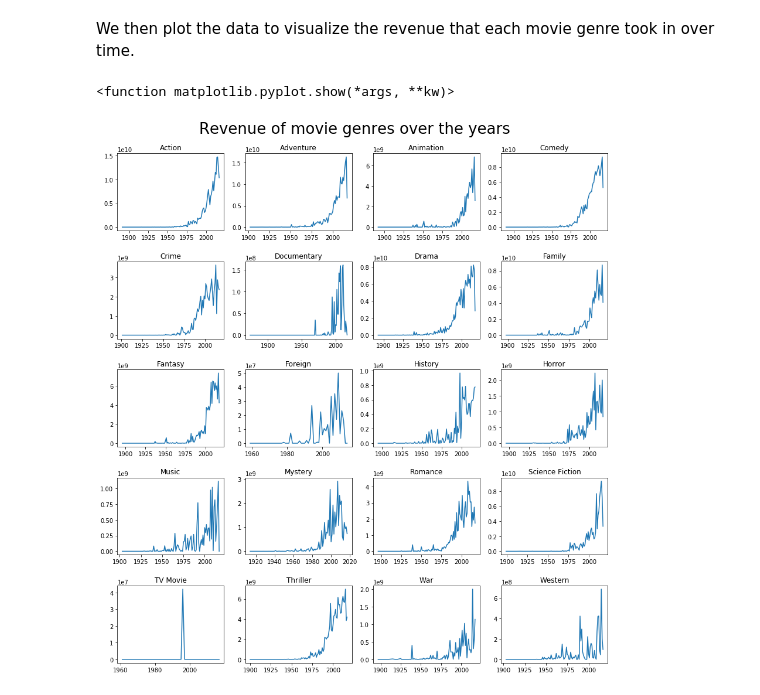
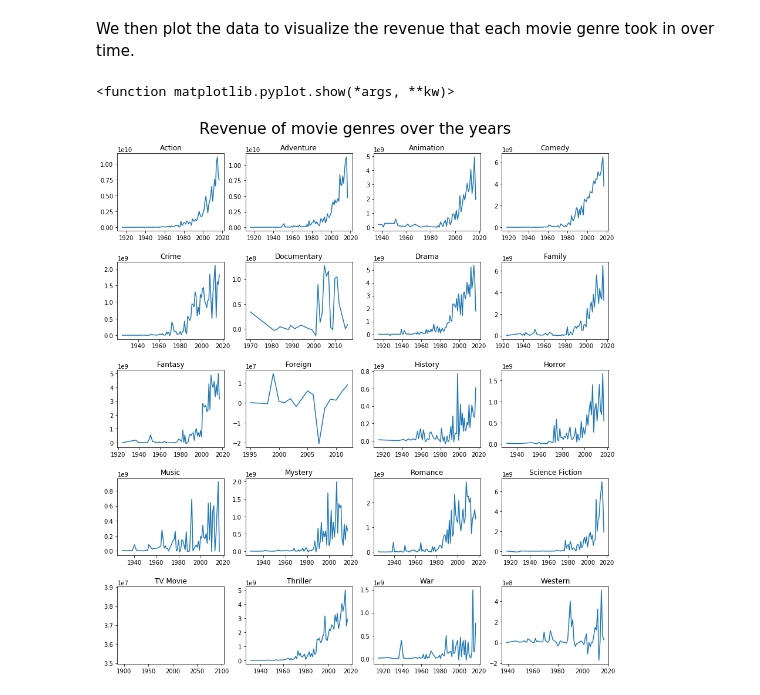
Before and after one commit to bbrisket/movie_data, a Jupyter notebook: movie_revenue_data.ipynb, the cells around one changed output. Cells and saved outputs as stored; diff of their text form; code cells hidden in the pictures.

Commit message:
Added profits vs revenue visualizations

```diff
--- a/movie_revenue_data.ipynb
+++ b/movie_revenue_data.ipynb
@@ -23,4 +24,4 @@ We then grab the relevant columns: genre, release date, and revenue. The title o
 # %%
-data = df[["genres", "original_title", "release_date", "revenue"]]
+data = df[["original_title", "genres", "release_date", "budget", "revenue", "vote_average"]]
 data.head()
 # %% [output]
@@ -35,34 +38,46 @@ Here, the above data is placed into a nested dictionary structure. The keys to t
 # %%
-full_collection = {}
+collection_by_year = {}
+collection_by_rating = {}
 for row in range(len(df)):
     stryear = str(data.iloc[row]["release_date"])[:4] #retrieve the year when the film was released
     if stryear == 'nan' or int(stryear) < 1800 or int(stryear) > 2017:
         continue
     year = int(stryear) #convert to integer so iteration becomes easier
 
+    budget = float(data.iloc[row]["budget"])
+    revenue = float(data.iloc[row]["revenue"])
+    if budget <= 0 or revenue <= 0:
+        continue
+
+    rating = float(data.iloc[row]["vote_average"])
+    profit_ratio = math.log(revenue/budget)
+    profit = revenue - budget
     for genre in ast.literal_eval(data.iloc[row]['genres']): #add net revenue to totals for each genre
-        if genre['name'] not in full_collection:
-            full_collection[genre['name']] = {}
-        if year not in full_collection[genre['name']]:
-            full_collection[genre['name']][year] = float(data.iloc[row]["revenue"])
+        if genre['name'] not in collection_by_year:
+            collection_by_year[genre['name']] = {}
+            collection_by_rating[genre['name']] = {}
+        if year not in collection_by_year[genre['name']]:
+            collection_by_year[genre['name']][year] = profit
         else:
-            full_collection[genre['name']][year] += float(data.iloc[row]["revenue"])
+            collection_by_year[genre['name']][year] += profit
+
+        collection_by_rating[genre['name']][profit_ratio] = rating
 # %% [markdown]
 We then plot the data to visualize the revenue that each movie genre took in over time.
 # %%
 index = 1
 fig = plt.figure(figsize=(15,15))
-for genre in sorted(full_collection.keys()):
-    lists = sorted(full_collection[genre].items())
+for genre in sorted(collection_by_year.keys()):
+    lists = sorted(collection_by_year[genre].items())
     x,y = zip(*lists)
     #plt.figure(figsize)
     plt.subplot(5,4,index)
     plt.title(genre)
     plt.plot(x,y)
     index += 1
 plt.subplots_adjust(top=0.93, hspace=0.4) #add space between rows
 fig.suptitle("Revenue of movie genres over the years", fontsize=26)
 plt.show
 # %% [output]
 <function matplotlib.pyplot.show(*args, **kw)>
-[figure, old version]
+[figure, new version]
```
Also changed, not shown: parts of 8 cells of this notebook.
